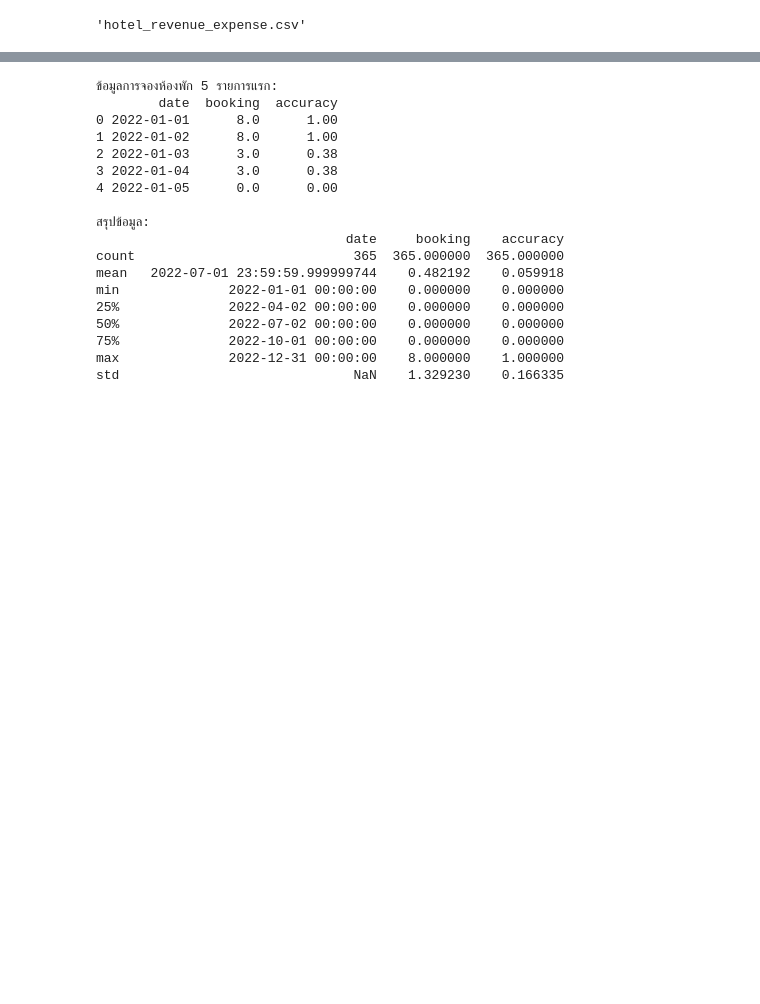
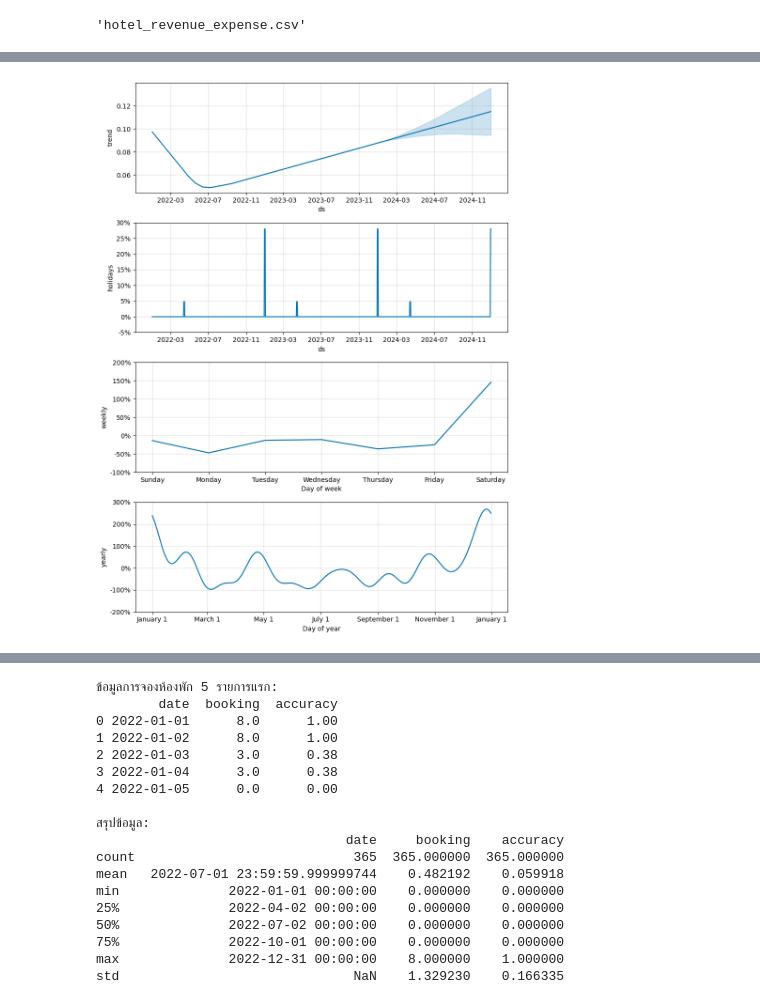
Before and after one commit to Theerat22/finotel, a Jupyter notebook: models/hotel_revenue_expense.ipynb, the cells around one changed output, grey strips where cells are left out. Saved outputs shown, nothing was run; the diff lists cells and outputs as text; code cells hidden in the pictures; blank space fills up the shorter version.

```diff
--- a/models/hotel_revenue_expense.ipynb
+++ b/models/hotel_revenue_expense.ipynb
@@ -159,0 +487,4 @@ final_df.to_csv(file_path, index=False)
+# %%
+fig2 = model.plot_components(forecast)
+# %% [output]
+[figure, added]
```
Also changed, not shown: parts of 29 cells of this notebook, 8 other files.
